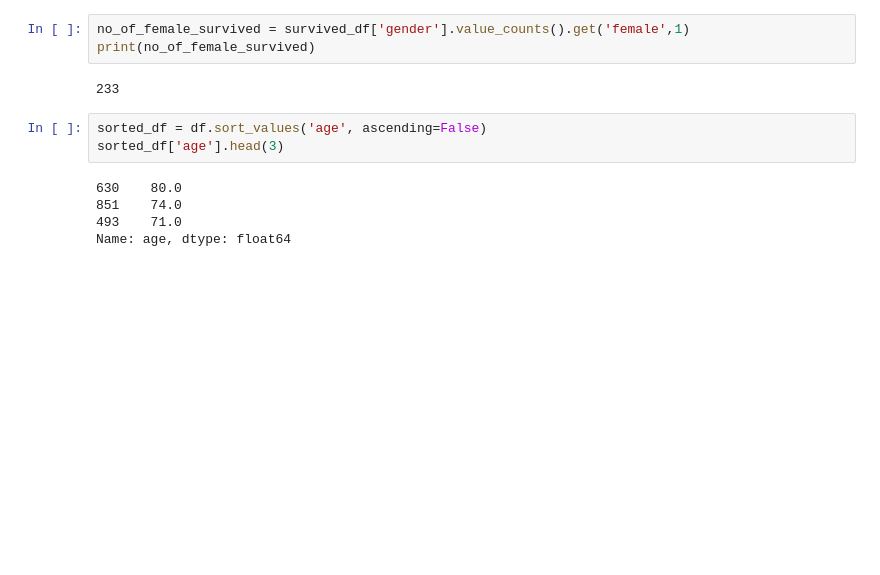
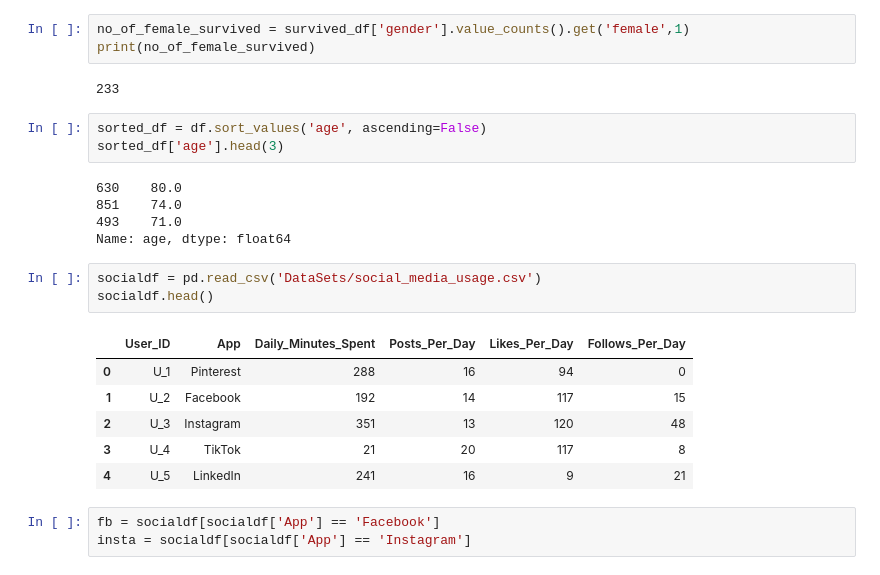
Before and after one commit to muddasarsayyad786/Data-Analysis, a Jupyter notebook: Assignment1.ipynb, the cells around one changed output. Cells and saved outputs as stored; diff of their text form; blank space fills up the shorter version.

```diff
--- a/Assignment1.ipynb
+++ b/Assignment1.ipynb
@@ -269,3 +269,16 @@ sorted_df['age'].head(3)
 851    74.0
 493    71.0
 Name: age, dtype: float64
+# %%
+socialdf = pd.read_csv('DataSets/social_media_usage.csv')
+socialdf.head()
+# %% [output]
+|  | User_ID | App | Daily_Minutes_Spent | Posts_Per_Day | Likes_Per_Day | Follows_Per_Day |
+| 0 | U_1 | Pinterest | 288 | 16 | 94 | 0 |
+| 1 | U_2 | Facebook | 192 | 14 | 117 | 15 |
+| 2 | U_3 | Instagram | 351 | 13 | 120 | 48 |
+| 3 | U_4 | TikTok | 21 | 20 | 117 | 8 |
+| 4 | U_5 | LinkedIn | 241 | 16 | 9 | 21 |
+# %%
+fb = socialdf[socialdf['App'] == 'Facebook']
+insta = socialdf[socialdf['App'] == 'Instagram']
```
Also changed, not shown: parts of 5 cells of this notebook, 7 other files.
